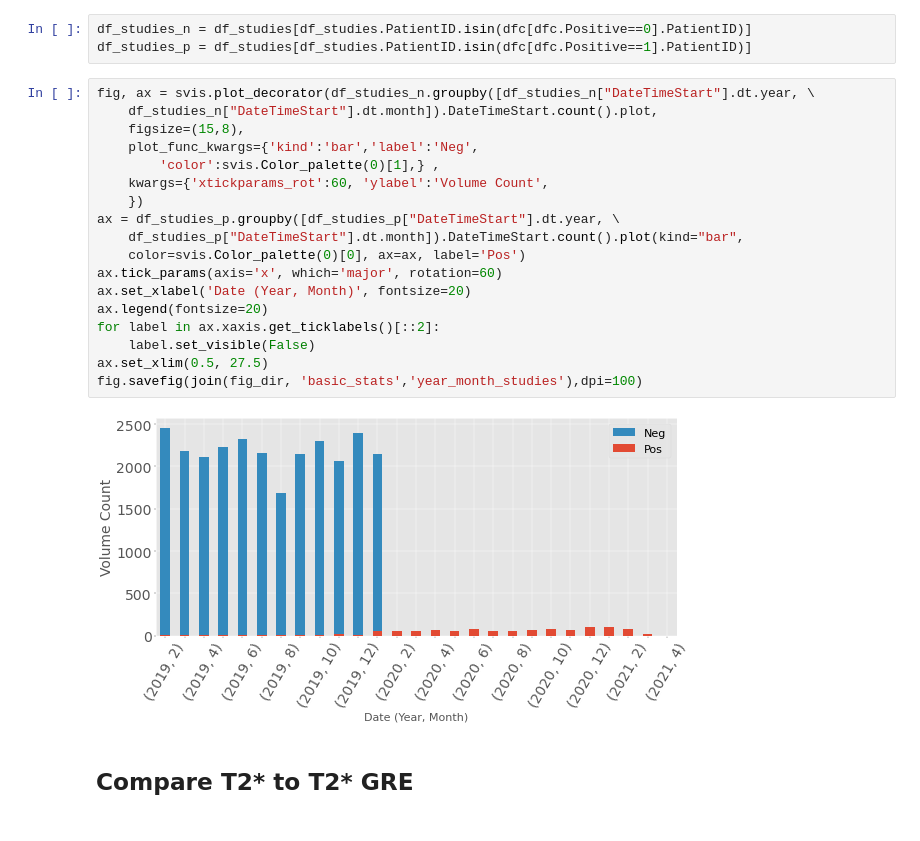
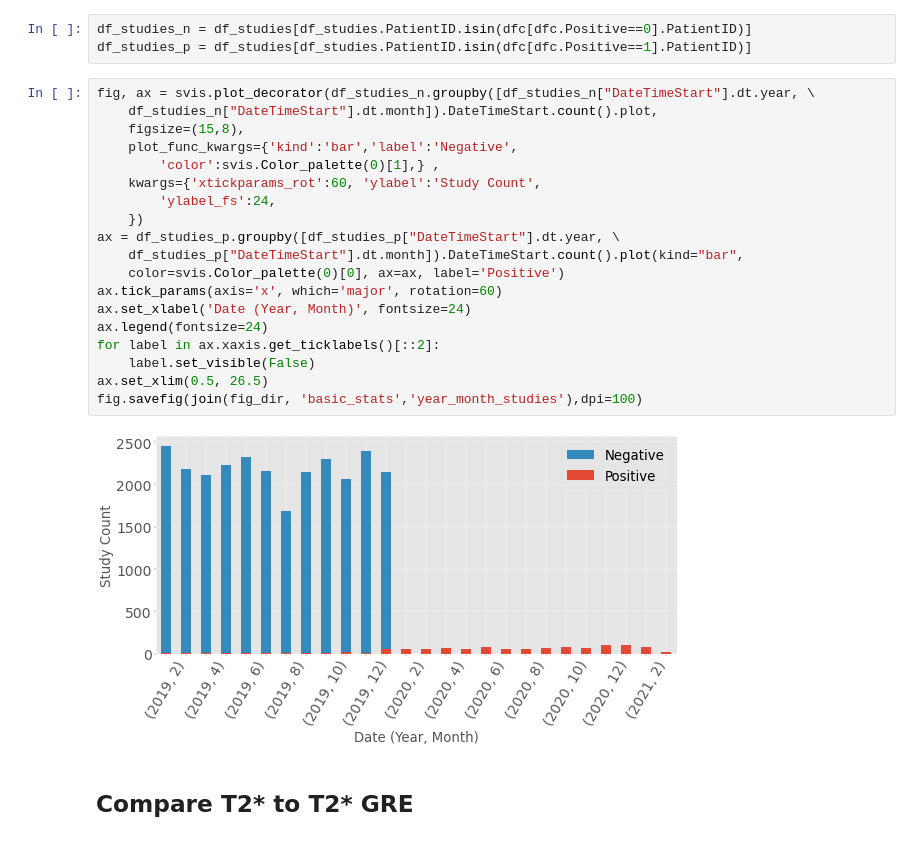
Before and after one commit to Kiril94/Thesis, a Jupyter notebook: Cobra/cobra/ds_notebooks/general_stats.ipynb, the cells around one changed output. Drawn from its saved outputs; the diff is of its cells as text.

```diff
--- a/Cobra/cobra/ds_notebooks/general_stats.ipynb
+++ b/Cobra/cobra/ds_notebooks/general_stats.ipynb
@@ -105,23 +105,24 @@ df_studies_p = df_studies[df_studies.PatientID.isin(dfc[dfc.Positive==1].Patient
 # %%
 fig, ax = svis.plot_decorator(df_studies_n.groupby([df_studies_n["DateTimeStart"].dt.year, \
     df_studies_n["DateTimeStart"].dt.month]).DateTimeStart.count().plot,
     figsize=(15,8),
-    plot_func_kwargs={'kind':'bar','label':'Neg',
+    plot_func_kwargs={'kind':'bar','label':'Negative',
         'color':svis.Color_palette(0)[1],} ,
-    kwargs={'xtickparams_rot':60, 'ylabel':'Volume Count',
+    kwargs={'xtickparams_rot':60, 'ylabel':'Study Count',
+        'ylabel_fs':24,
     })
 ax = df_studies_p.groupby([df_studies_p["DateTimeStart"].dt.year, \
     df_studies_p["DateTimeStart"].dt.month]).DateTimeStart.count().plot(kind="bar",
-    color=svis.Color_palette(0)[0], ax=ax, label='Pos')
+    color=svis.Color_palette(0)[0], ax=ax, label='Positive')
 ax.tick_params(axis='x', which='major', rotation=60)
-ax.set_xlabel('Date (Year, Month)', fontsize=20)
-ax.legend(fontsize=20)
+ax.set_xlabel('Date (Year, Month)', fontsize=24)
+ax.legend(fontsize=24)
 for label in ax.xaxis.get_ticklabels()[::2]:
     label.set_visible(False)
-ax.set_xlim(0.5, 27.5)
+ax.set_xlim(0.5, 26.5)
 fig.savefig(join(fig_dir, 'basic_stats','year_month_studies'),dpi=100)
 # %% [output]
-[figure, old version]
+[figure, new version]
 # %% [markdown]
 ## Compare T2* to T2* GRE
 # %%
```
